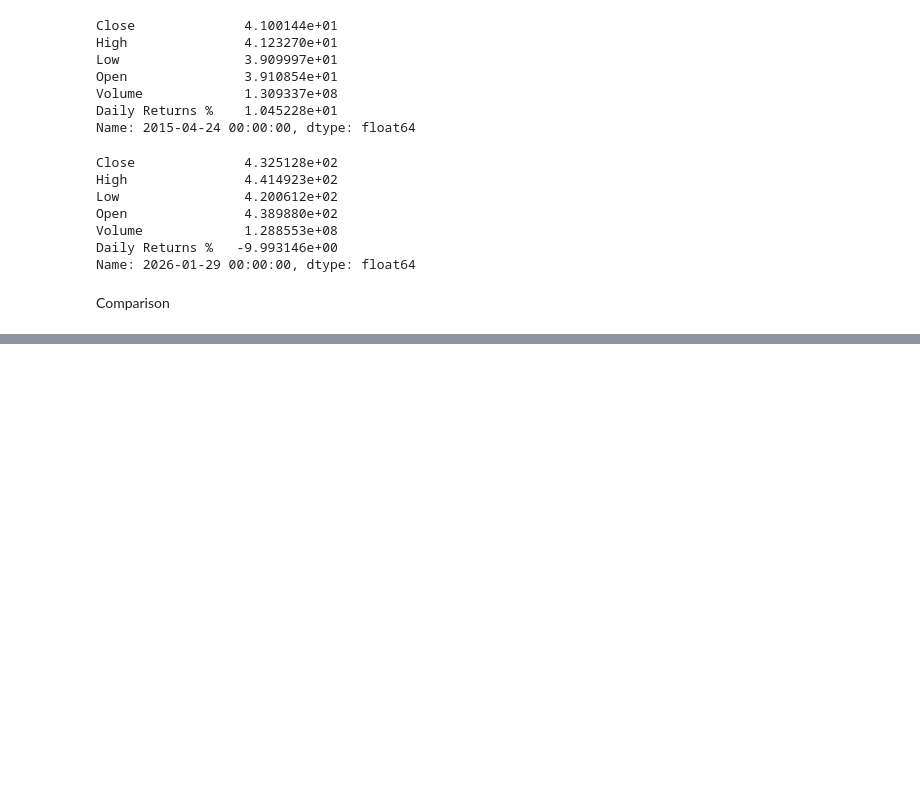
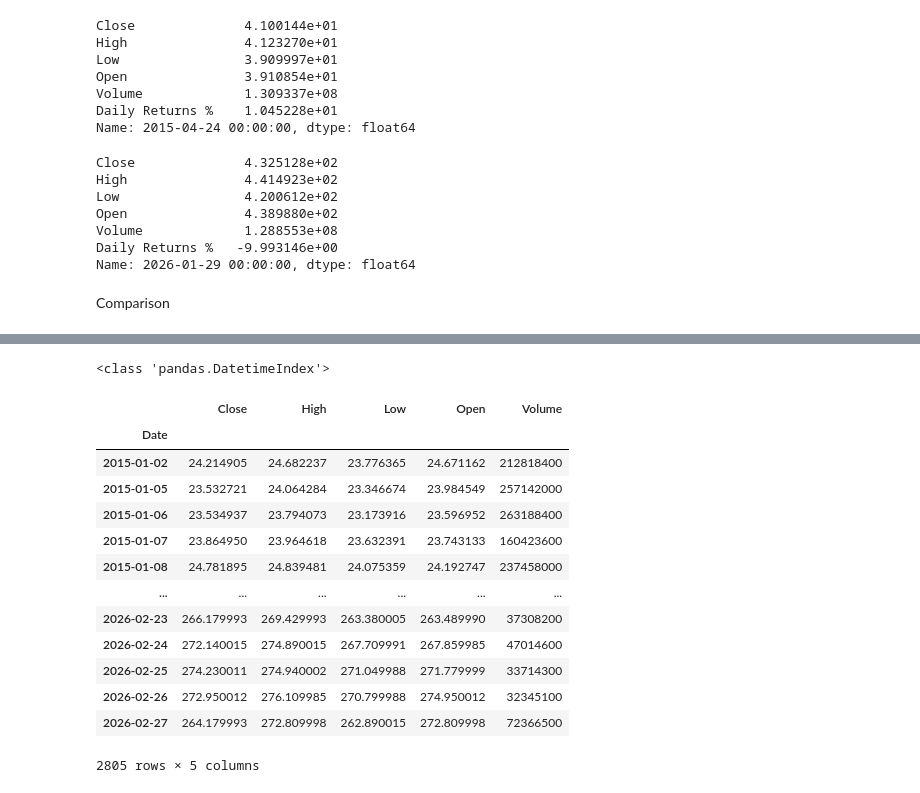
Before and after one commit to Akhil-Ullas/Apple-Stock-Analysis, a Jupyter notebook: msft_main.ipynb, the cells around one changed output, grey strips where cells are left out. Saved outputs shown, nothing was run; the diff lists cells and outputs as text; code cells hidden in the pictures; blank space fills up the shorter version.

```diff
--- a/msft_main.ipynb
+++ b/msft_main.ipynb
@@ -212,3 +212,8 @@ Daily Returns %   -9.993146e+00
 Name: 2026-01-29 00:00:00, dtype: float64
 # %% [markdown]
 Comparison
+# %%
+# Apple Stock Data
+apple_data=yf.download('AAPL',start='2015-01-01',end='2026-03-01')
+apple_data.columns=[col[0] for col in apple_data.columns]
+apple_data.head()
@@ -214,0 +229,22 @@ Comparison
+# %%
+apple_data.index=pd.to_datetime(apple_data.index) # datetime object
+print(type(apple_data.index))
+# %% [output]
+<class 'pandas.DatetimeIndex'>
+# %%
+apple_data
+# %% [output]
+|  | Close | High | Low | Open | Volume |
+| Date |  |  |  |  |  |
+| 2015-01-02 | 24.214905 | 24.682237 | 23.776365 | 24.671162 | 212818400 |
+| 2015-01-05 | 23.532721 | 24.064284 | 23.346674 | 23.984549 | 257142000 |
+| 2015-01-06 | 23.534937 | 23.794073 | 23.173916 | 23.596952 | 263188400 |
+| 2015-01-07 | 23.864950 | 23.964618 | 23.632391 | 23.743133 | 160423600 |
+| 2015-01-08 | 24.781895 | 24.839481 | 24.075359 | 24.192747 | 237458000 |
+| ... | ... | ... | ... | ... | ... |
+| 2026-02-23 | 266.179993 | 269.429993 | 263.380005 | 263.489990 | 37308200 |
+| 2026-02-24 | 272.140015 | 274.890015 | 267.709991 | 267.859985 | 47014600 |
+| 2026-02-25 | 274.230011 | 274.940002 | 271.049988 | 271.779999 | 33714300 |
+| 2026-02-26 | 272.950012 | 276.109985 | 270.799988 | 274.950012 | 32345100 |
+| 2026-02-27 | 264.179993 | 272.809998 | 262.890015 | 272.809998 | 72366500 |
+2805 rows × 5 columns
```
Also changed, not shown: parts of 18 cells of this notebook.
